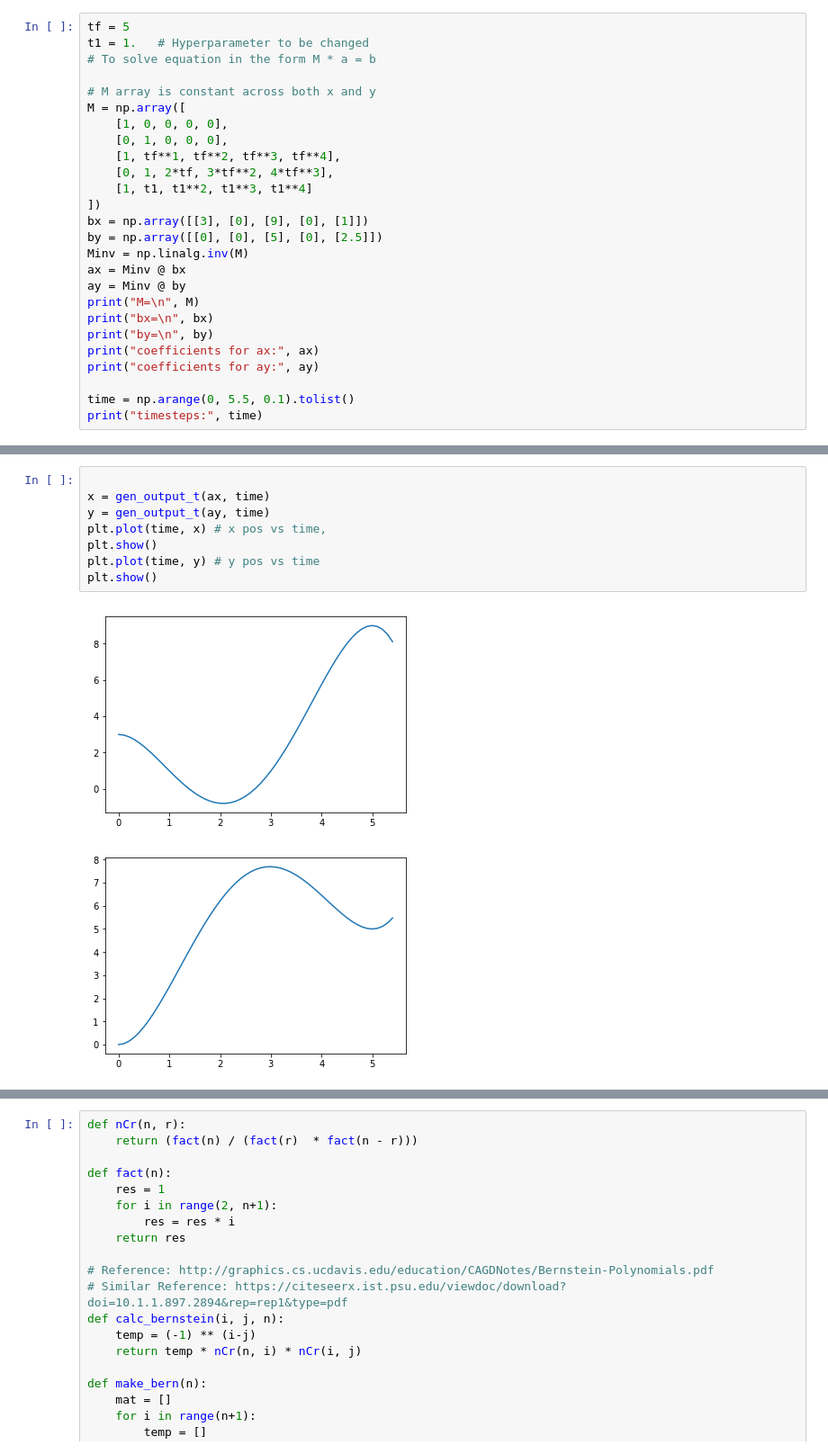
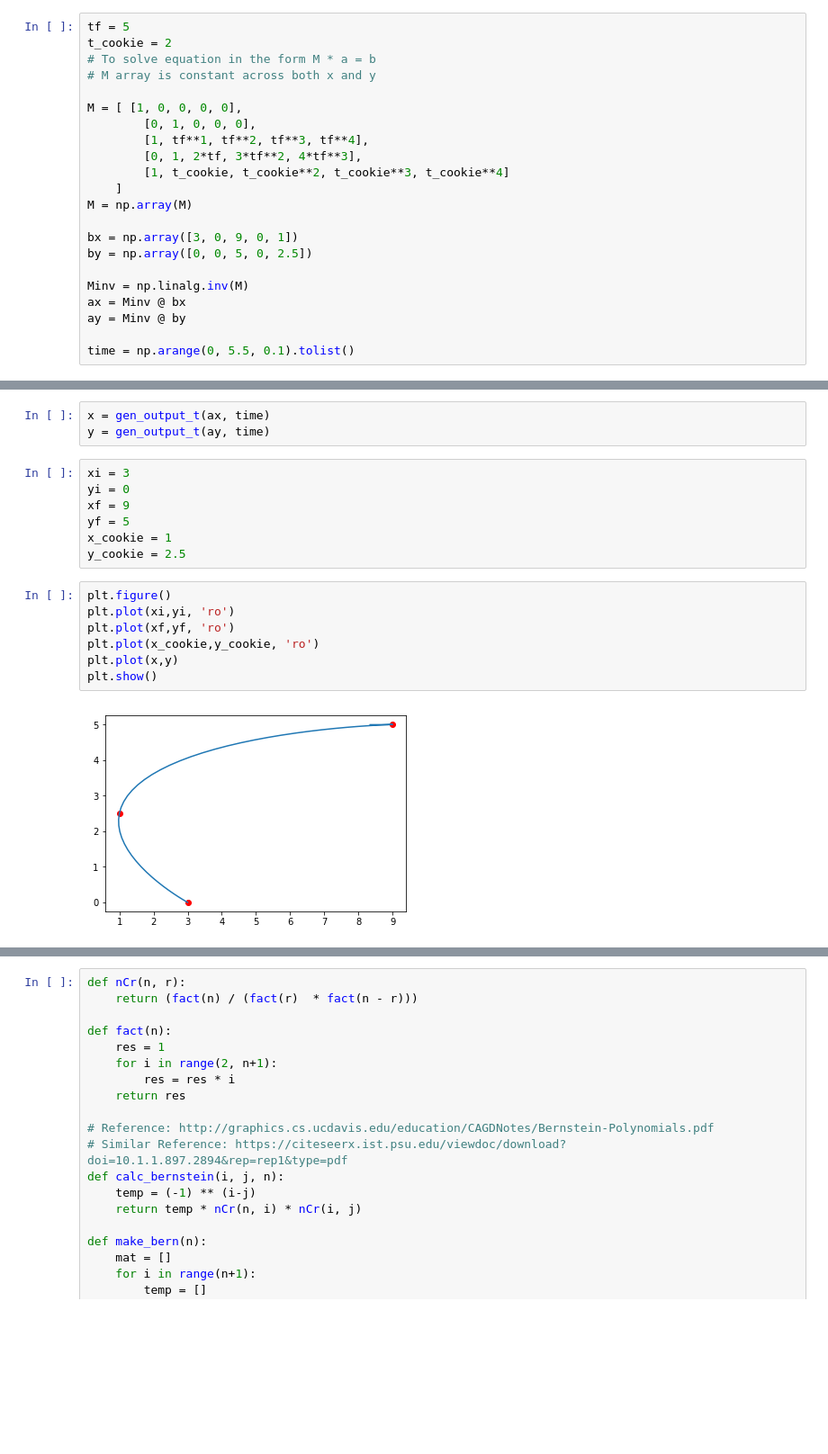
Before and after one commit to BonJovi1/Trajectory-Planning, a Jupyter notebook: a5.ipynb, the cells around one changed output, grey strips where cells are left out. Shown at 90% size. Saved outputs shown, nothing was run; the diff lists cells and outputs as text; blank space fills up the shorter version.

Commit message:
added cookie and friend

```diff
--- a/a5.ipynb
+++ b/a5.ipynb
@@ -38,27 +18,23 @@ def differentiate_a(a):
     return a_new[1:]
 # %%
 tf = 5
-t1 = 1.   # Hyperparameter to be changed
+t_cookie = 2
 # To solve equation in the form M * a = b
+# M array is constant across both x and y
 
-# M array is constant across both x and y
-M = np.array([
-    [1, 0, 0, 0, 0],
-    [0, 1, 0, 0, 0],
-    [1, tf**1, tf**2, tf**3, tf**4],
-    [0, 1, 2*tf, 3*tf**2, 4*tf**3],
-    [1, t1, t1**2, t1**3, t1**4]
-])
-bx = np.array([[3], [0], [9], [0], [1]])
-by = np.array([[0], [0], [5], [0], [2.5]])
+M = [ [1, 0, 0, 0, 0],
+        [0, 1, 0, 0, 0],
+        [1, tf**1, tf**2, tf**3, tf**4],
+        [0, 1, 2*tf, 3*tf**2, 4*tf**3],
+        [1, t_cookie, t_cookie**2, t_cookie**3, t_cookie**4]
+    ]
+M = np.array(M)
+
+bx = np.array([3, 0, 9, 0, 1])
+by = np.array([0, 0, 5, 0, 2.5])
+
 Minv = np.linalg.inv(M)
 ax = Minv @ bx
 ay = Minv @ by
-print("M=\n", M)
-print("bx=\n", bx)
-print("by=\n", by)
-print("coefficients for ax:", ax)
-print("coefficients for ay:", ay)
 
 time = np.arange(0, 5.5, 0.1).tolist()
-print("timesteps:", time)
@@ -83,14 +41,22 @@ timesteps: [0.0, 0.1, 0.2, 0.30000000000000004, 0.4, 0.5, 0.6000000000000001, 0.
-# %%
-
-x = gen_output_t(ax, time)
-y = gen_output_t(ay, time)
-plt.plot(time, x) # x pos vs time,
-plt.show()
-plt.plot(time, y) # y pos vs time
-plt.show()
-# %% [output]
-[figure, removed]
-[figure, removed]
+# %%
+x = gen_output_t(ax, time)
+y = gen_output_t(ay, time)
+# %%
+xi = 3
+yi = 0
+xf = 9
+yf = 5
+x_cookie = 1
+y_cookie = 2.5
+# %%
+plt.figure()
+plt.plot(xi,yi, 'ro')
+plt.plot(xf,yf, 'ro')
+plt.plot(x_cookie,y_cookie, 'ro')
+plt.plot(x,y)
+plt.show()
+# %% [output]
+[figure, added]
 # %%
 diff_ax = differentiate_a(ax)
 diff_ay = differentiate_a(ay)
```
Also changed, not shown: parts of 8 cells of this notebook.
